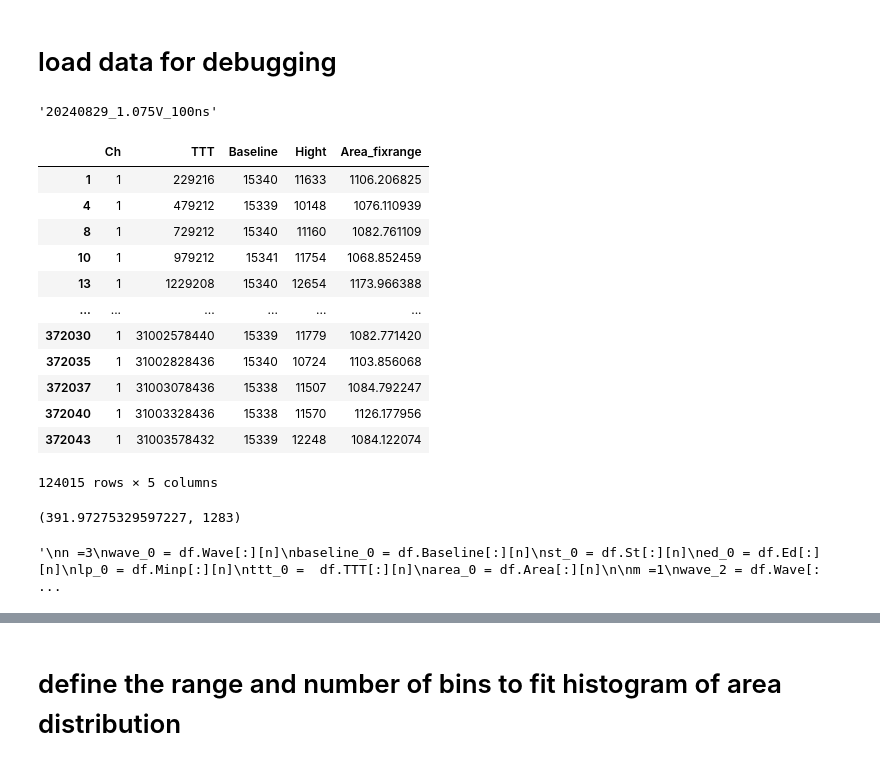
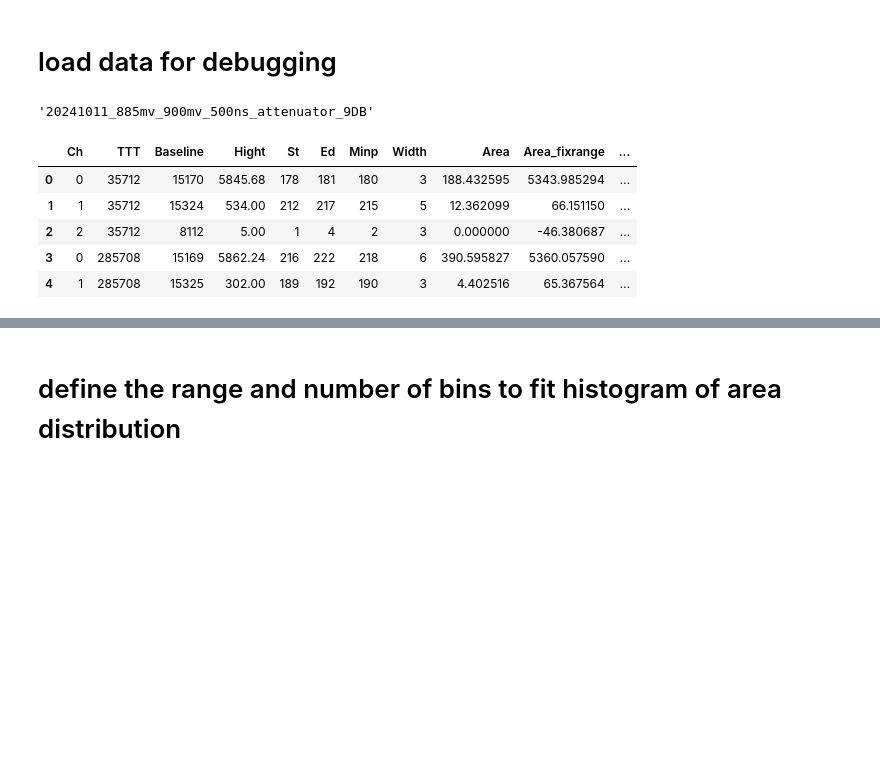
Before and after one commit to Westlake-University-Lsc-lab/ProcessLocalData, a Jupyter notebook: plot_example.ipynb, the cells around one changed output, grey strips where cells are left out. Drawn from its saved outputs; the diff is of its cells as text; code cells hidden in the pictures; blank space fills up the shorter version.

```diff
--- a/plot_example.ipynb
+++ b/plot_example.ipynb
@@ -50,51 +100,35 @@ file =  'outnpy/lv2415_anode_lv2414_dual_20240829_LED_1.075V_100ns_400_ratio_run
 # %%
 file_date = file.split('LED_')[0].split('dual_')[1]
-led_config = file.split('LED_')[1].split('_400')[0]
+led_config = file.split('LED_')[1].split('_400_ratio')[0]
 file_tag = file_date + led_config
 file_tag
 # %% [output]
-'20240829_1.075V_100ns'
+'20241011_885mv_900mv_500ns_attenuator_9DB'
 # %%
 df = pd.read_hdf(file, key='winfo')
-df[df.Ch==1]
+df.head()
 # %% [output]
-|  | Ch | TTT | Baseline | Hight | Area_fixrange |
-| 1 | 1 | 229216 | 15340 | 11633 | 1106.206825 |
-| 4 | 1 | 479212 | 15339 | 10148 | 1076.110939 |
-| 8 | 1 | 729212 | 15340 | 11160 | 1082.761109 |
-| 10 | 1 | 979212 | 15341 | 11754 | 1068.852459 |
-| 13 | 1 | 1229208 | 15340 | 12654 | 1173.966388 |
-| ... | ... | ... | ... | ... | ... |
-| 372030 | 1 | 31002578440 | 15339 | 11779 | 1082.771420 |
-| 372035 | 1 | 31002828436 | 15340 | 10724 | 1103.856068 |
-| 372037 | 1 | 31003078436 | 15338 | 11507 | 1084.792247 |
-| 372040 | 1 | 31003328436 | 15338 | 11570 | 1126.177956 |
-| 372043 | 1 | 31003578432 | 15339 | 12248 | 1084.122074 |
+|  | Ch | TTT | Baseline | Hight | St | Ed | Minp | Width | Area | Area_fixrange | ... |
+| 0 | 0 | 35712 | 15170 | 5845.68 | 178 | 181 | 180 | 3 | 188.432595 | 5343.985294 | ... |
+| 1 | 1 | 35712 | 15324 | 534.00 | 212 | 217 | 215 | 5 | 12.362099 | 66.151150 | ... |
+| 2 | 2 | 35712 | 8112 | 5.00 | 1 | 4 | 2 | 3 | 0.000000 | -46.380687 | ... |
+| 3 | 0 | 285708 | 15169 | 5862.24 | 216 | 222 | 218 | 6 | 390.595827 | 5360.057590 | ... |
+| 4 | 1 | 285708 | 15325 | 302.00 | 189 | 192 | 190 | 3 | 4.402516 | 65.367564 | ... |
-124015 rows × 5 columns
-# %%
-np.mean(df.Hight[df.Ch ==0]), np.max(df.Hight[df.Ch ==0])
-# %% [output]
-(391.97275329597227, 1283)
 # %%
-"""
-n =3
+n =0
+ch_0 = df.Ch[:][n]
 wave_0 = df.Wave[:][n]
 baseline_0 = df.Baseline[:][n]
-st_0 = df.St[:][n]
-ed_0 = df.Ed[:][n]
-lp_0 = df.Minp[:][n]
+st = 90
+ed = 180
+mp = 120
 ttt_0 =  df.TTT[:][n]
-area_0 = df.Area[:][n]
+area_0 = df.Area_fixrange[:][n]
 
-m =1
+m =2
+ch_1 = df.Ch[:][m]
 wave_2 = df.Wave[:][m]
 baseline_2 = df.Baseline[:][m]
-st_2 = df.St[:][m]
-ed_2 = df.Ed[:][m]
-lp_2 = df.Minp[:][m]
 ttt_2 = df.TTT[:][m]
 area_2 = df.Area_fixrange[:][m]
-"""
-# %% [output]
-'\nn =3\nwave_0 = df.Wave[:][n]\nbaseline_0 = df.Baseline[:][n]\nst_0 = df.St[:][n]\ned_0 = df.Ed[:][n]\nlp_0 = df.Minp[:][n]\nttt_0 =  df.TTT[:][n]\narea_0 = df.Area[:][n]\n\nm =1\nwave_2 = df.Wave[: ...
 # %%
```
Also changed, not shown: parts of 45 cells of this notebook, 2 other files.
